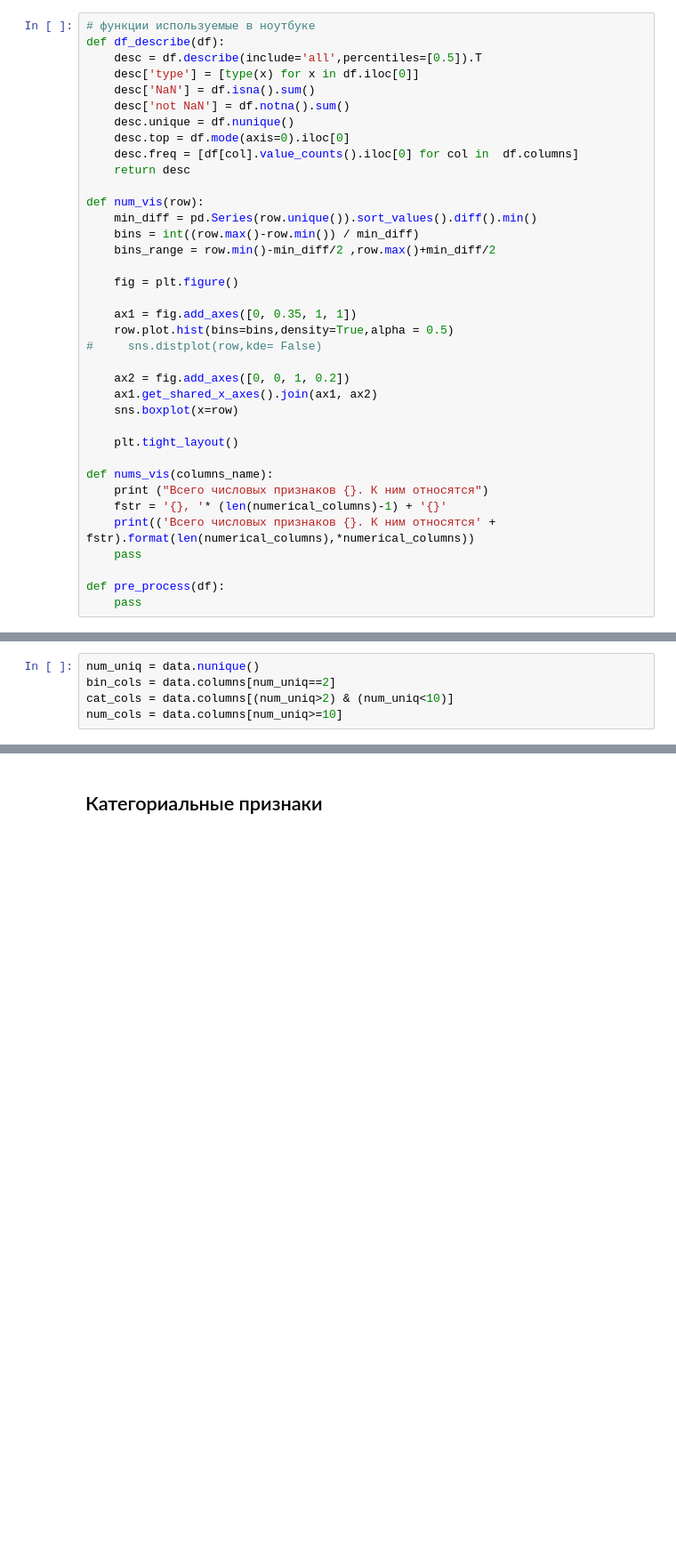
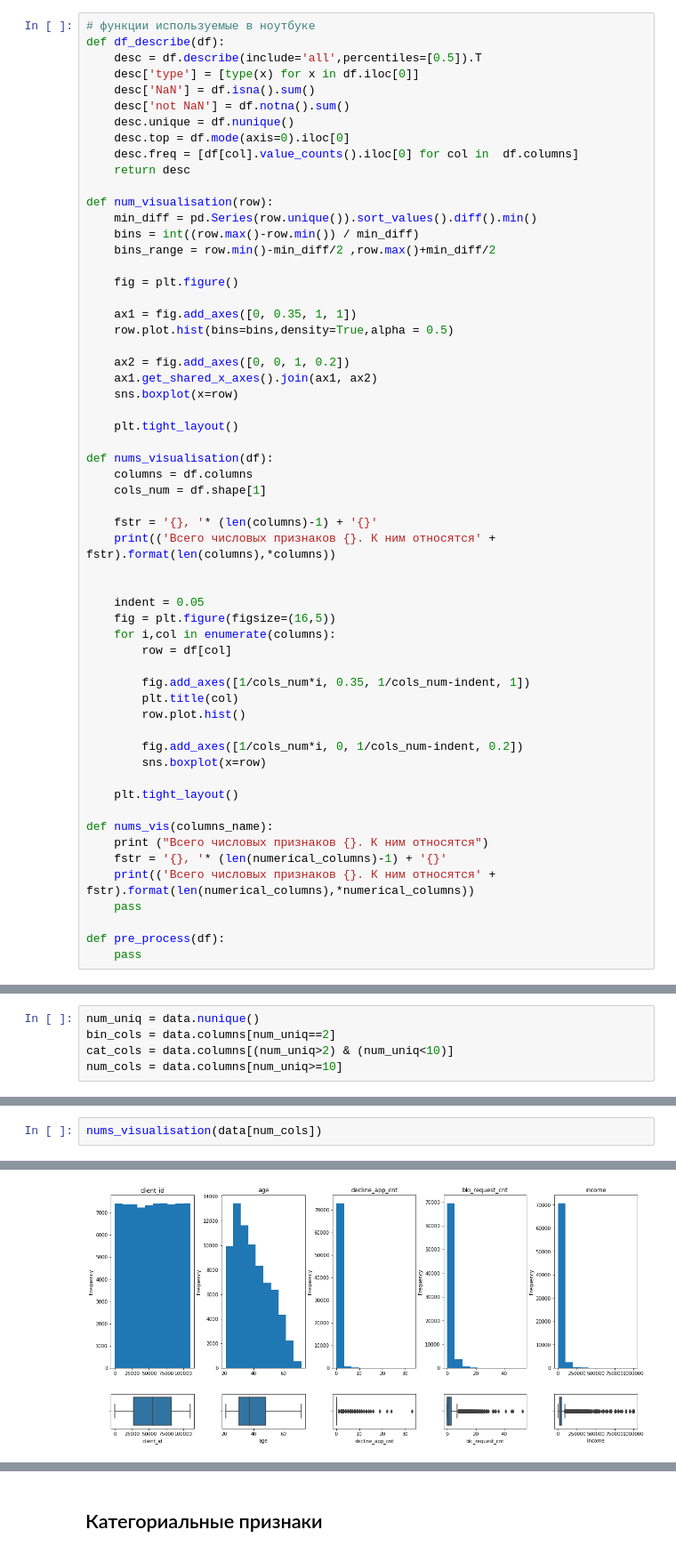
Before and after one commit to Urusut/IvanovDmitryV, a Jupyter notebook: Unit_5/Project_4.ipynb, the cells around one changed output, grey strips where cells are left out. Shown at 89% size. Cells and saved outputs as stored; diff of their text form; blank space fills up the shorter version.

Commit message:
def nums_visualisation

```diff
--- a/Unit_5/Project_4.ipynb
+++ b/Unit_5/Project_4.ipynb
@@ -59,7 +59,7 @@ def df_describe(df):
     desc.freq = [df[col].value_counts().iloc[0] for col in  df.columns]
     return desc
 
-def num_vis(row):
+def num_visualisation(row):
     min_diff = pd.Series(row.unique()).sort_values().diff().min()
     bins = int((row.max()-row.min()) / min_diff)
     bins_range = row.min()-min_diff/2 ,row.max()+min_diff/2
@@ -68,11 +68,32 @@ def num_vis(row):
 
     ax1 = fig.add_axes([0, 0.35, 1, 1])
     row.plot.hist(bins=bins,density=True,alpha = 0.5)
-#     sns.distplot(row,kde= False)
 
     ax2 = fig.add_axes([0, 0, 1, 0.2])
     ax1.get_shared_x_axes().join(ax1, ax2)
     sns.boxplot(x=row)
+
+    plt.tight_layout()
+
+def nums_visualisation(df):
+    columns = df.columns
+    cols_num = df.shape[1]
+
+    fstr = '{}, '* (len(columns)-1) + '{}'
+    print(('Всего числовых признаков {}. К ним относятся' + fstr).format(len(columns),*columns))
+
+
+    indent = 0.05
+    fig = plt.figure(figsize=(16,5))
+    for i,col in enumerate(columns):
+        row = df[col]
+
+        fig.add_axes([1/cols_num*i, 0.35, 1/cols_num-indent, 1])
+        plt.title(col)
+        row.plot.hist()
+
+        fig.add_axes([1/cols_num*i, 0, 1/cols_num-indent, 0.2])
+        sns.boxplot(x=row)
 
     plt.tight_layout()
 
@@ -193,0 +204,3 @@ nums_vis(num_cols)
+# %%
+nums_visualisation(data[num_cols])
+# %% [output]
@@ -193,0 +208 @@ nums_vis(num_cols)
+[figure, added]
```
Also changed, not shown: parts of 13 cells of this notebook, 1 other file.
